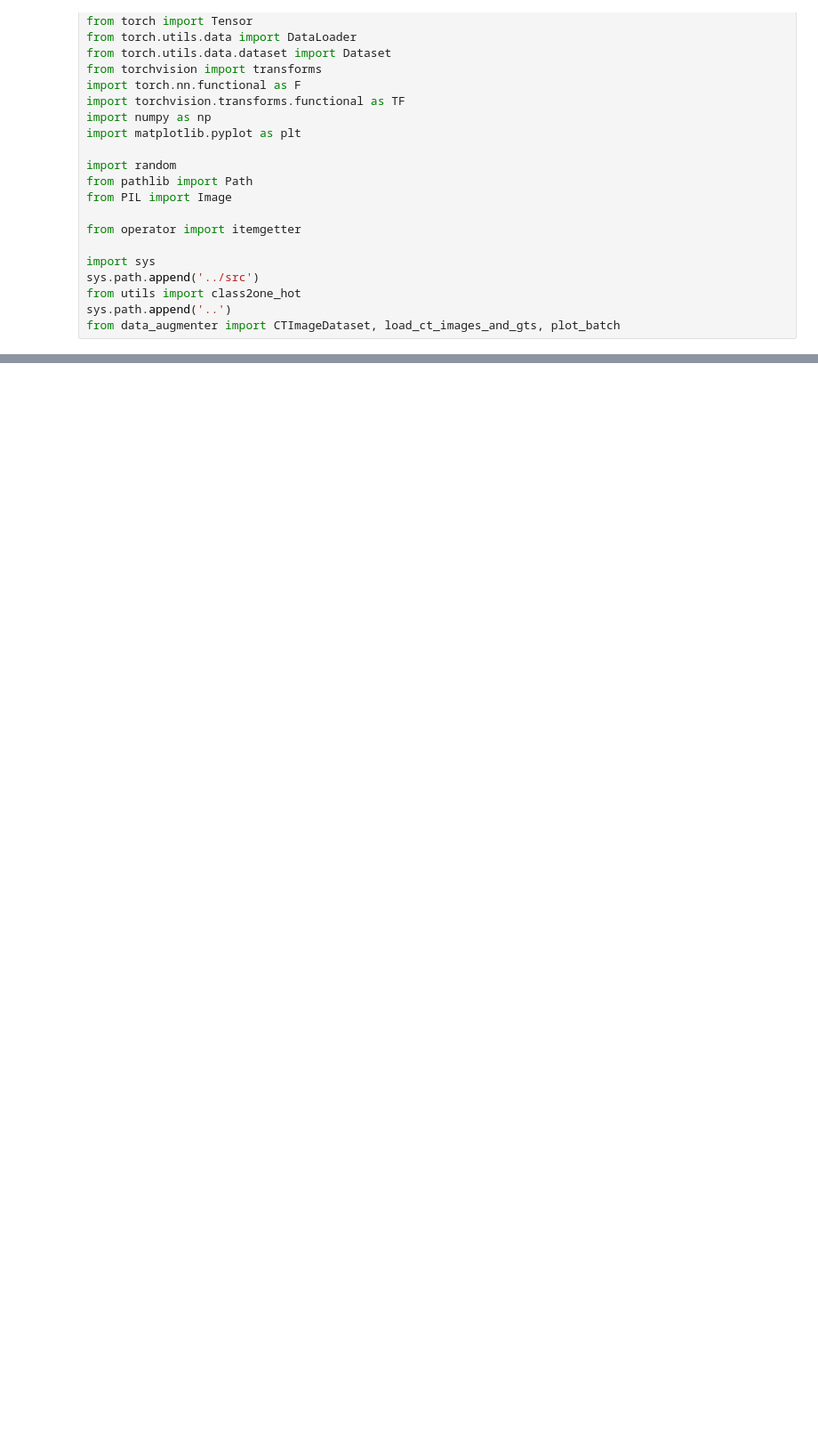
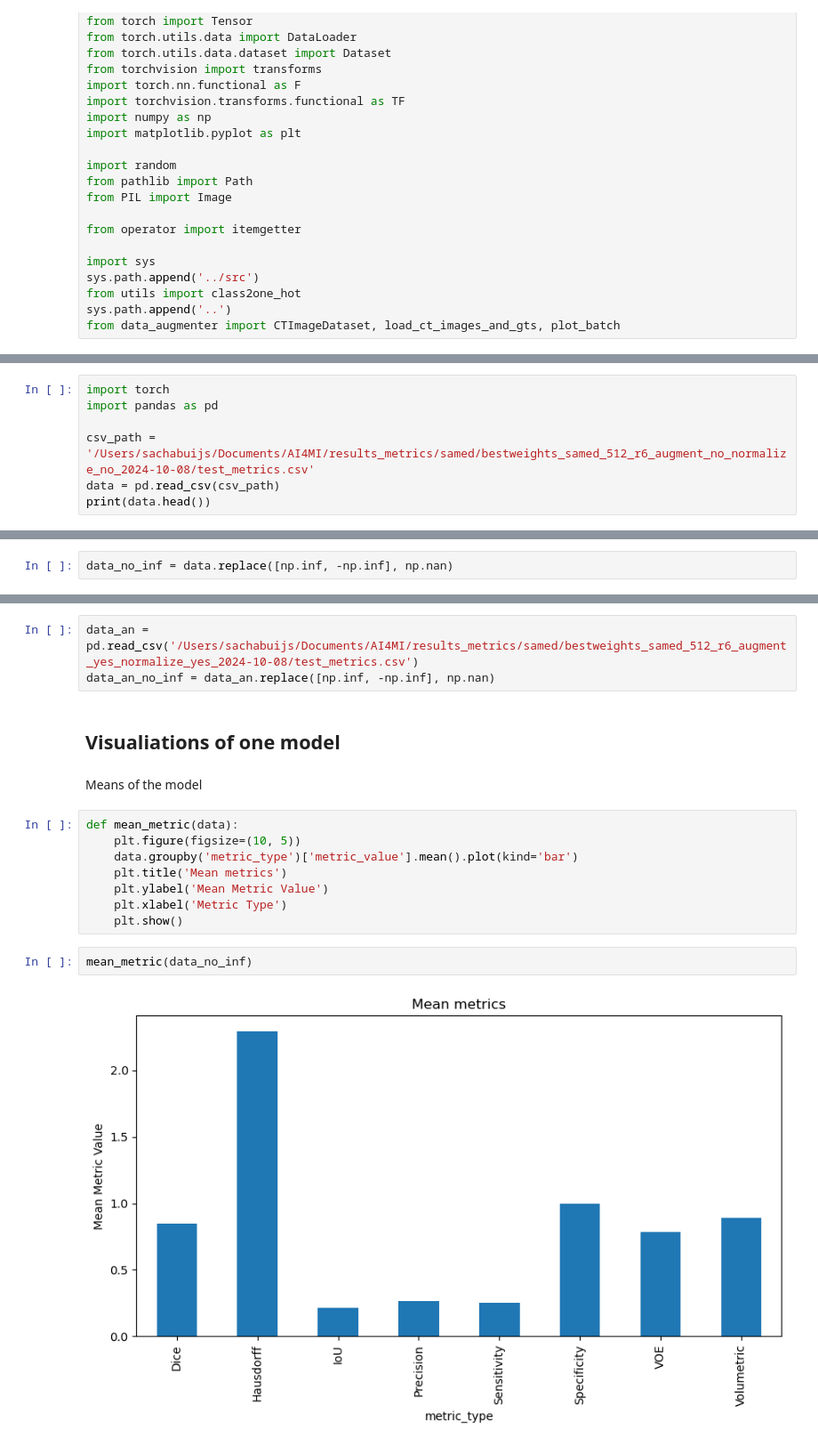
Before and after one commit to WouterBant/AI4MI, a Jupyter notebook: notebooks/visualisations.ipynb, the cells around one changed output, grey strips where cells are left out. Shown at 89% size. Saved outputs shown, nothing was run; the diff lists cells and outputs as text; blank space fills up the shorter version.

Commit message:
some insightful visualisations

```diff
--- a/notebooks/visualisations.ipynb
+++ b/notebooks/visualisations.ipynb
@@ -81,0 +34,7 @@ plt.show()
+# %%
+import torch
+import pandas as pd
+
+csv_path = '/Users/sachabuijs/Documents/AI4MI/results_metrics/samed/bestweights_samed_512_r6_augment_no_normalize_no_2024-10-08/test_metrics.csv'
+data = pd.read_csv(csv_path)
+print(data.head())
@@ -81,0 +53,2 @@ plt.show()
+# %%
+data_no_inf = data.replace([np.inf, -np.inf], np.nan)
@@ -81,0 +58,19 @@ plt.show()
+# %%
+data_an = pd.read_csv('/Users/sachabuijs/Documents/AI4MI/results_metrics/samed/bestweights_samed_512_r6_augment_yes_normalize_yes_2024-10-08/test_metrics.csv')
+data_an_no_inf = data_an.replace([np.inf, -np.inf], np.nan)
+# %% [markdown]
+## Visualiations of one model
+# %% [markdown]
+Means of the model
+# %%
+def mean_metric(data):
+    plt.figure(figsize=(10, 5))
+    data.groupby('metric_type')['metric_value'].mean().plot(kind='bar')
+    plt.title('Mean metrics')
+    plt.ylabel('Mean Metric Value')
+    plt.xlabel('Metric Type')
+    plt.show()
+# %%
+mean_metric(data_no_inf)
+# %% [output]
+[figure, added]
```
Also changed, not shown: parts of 26 cells of this notebook, 2 other files.
